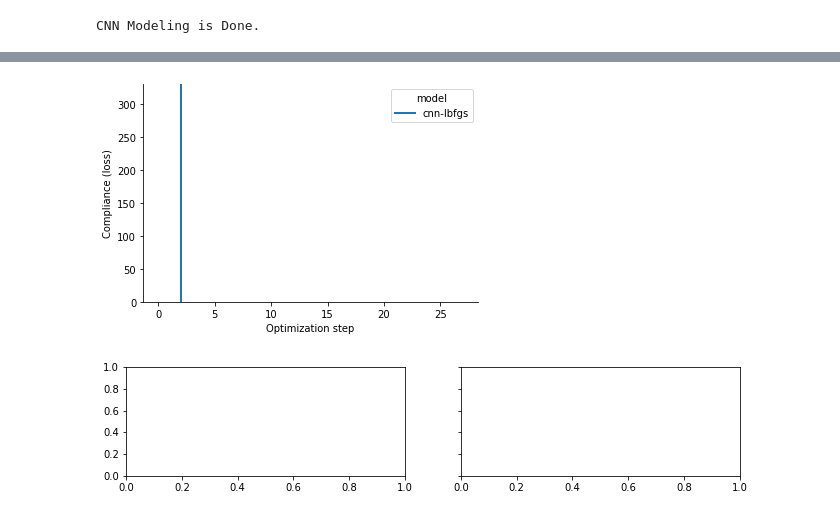
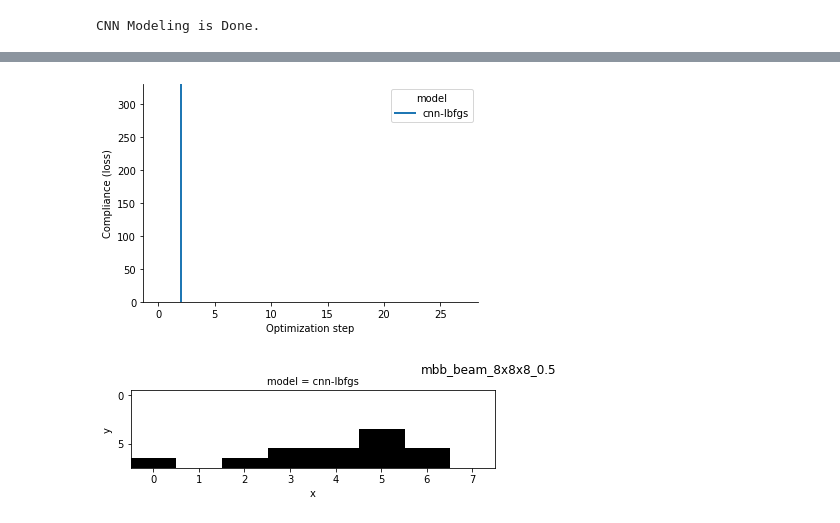
Before and after one commit to NIT-OtsukaLab/neural-structural-optimization, a Jupyter notebook: neural_structural_optimization/MainCodeTest_01.ipynb, the cells around one changed output, grey strips where cells are left out. Saved outputs shown, nothing was run; the diff lists cells and outputs as text; code cells hidden in the pictures.

```diff
--- a/neural_structural_optimization/MainCodeTest_01.ipynb
+++ b/neural_structural_optimization/MainCodeTest_01.ipynb
@@ -36,6 +36,10 @@ ds = train_all(problem, max_iterations)
 e_time = time.time() - start
 print ("e_time:{0}".format(e_time) + "[s]")
 
+#Analysis Information
+max_step = max(ds.design['step'])
+print(max_step)
+
 #Steps - Compliance
 ds.loss.transpose().to_pandas().cummin().loc[:200].plot(linewidth=2)
 plt.ylim(0, 330)
@@ -44,46 +48,81 @@ plt.xlabel('Optimization step')
 seaborn.despine()
 
 #Three-sided view
-model = ds.design['model']
-step = ds.design['step']
-x_axis = ds.design['x']
-y_axis = ds.design['y']
-z_axis = ds.design['z']
+design_xy0 = ds.design.sel(z=ds.design.z[0])
+design_xy1 = ds.design.sel(z=ds.design.z[1])
+design_xy2 = ds.design.sel(z=ds.design.z[2])
+design_xy3 = ds.design.sel(z=ds.design.z[3])
+design_xy4 = ds.design.sel(z=ds.design.z[4])
+design_xy5 = ds.design.sel(z=ds.design.z[5])
+design_xy6 = ds.design.sel(z=ds.design.z[6])
+design_xy7 = ds.design.sel(z=ds.design.z[7])
+#design_xy8 = ds.design.sel(z=ds.design.z[8])
+design_yz = ds.design.sel(x=ds.design.x[0])
+design_zx = ds.design.sel(y=ds.design.y[-1])
 
-design_xy = xarray.DataArray(dims=['model','step','x','y'],
-                            coords={'model':model,'step':step,'x':x_axis, 'y':y_axis},
-                            name='xy-plane')
-design_yz = xarray.DataArray(dims=['model','step','y','z'],
-                            coords={'model':model,'step':step,'y':y_axis, 'z':z_axis},
-                            name='yz-plane')
-design_zx = xarray.DataArray(dims=['model','step','x','z'],
-                            coords={'model':model,'step':step,'x':x_axis, 'z':z_axis},
-                            name='zx-plane')
-
-design_xy.ffill('step').sel(step=max(ds.design.step)).plot.imshow(
+design_xy0.ffill('step').sel(step=max(ds.design.step)).plot.imshow(
     col='model', x='x', y='y', size=2, aspect=2.5, col_wrap=2,
     yincrease=False, add_colorbar=False, cmap='Greys')
 plt.suptitle(problem.name, y=1.02)
 
+design_xy1.ffill('step').sel(step=max(ds.design.step)).plot.imshow(
+    col='model', x='x', y='y', size=2, aspect=2.5, col_wrap=2,
+    yincrease=False, add_colorbar=False, cmap='Greys')
+plt.suptitle(problem.name, y=1.02)
+
+design_xy2.ffill('step').sel(step=max(ds.design.step)).plot.imshow(
+    col='model', x='x', y='y', size=2, aspect=2.5, col_wrap=2,
+    yincrease=False, add_colorbar=False, cmap='Greys')
+plt.suptitle(problem.name, y=1.02)
+
+design_xy3.ffill('step').sel(step=max(ds.design.step)).plot.imshow(
+    col='model', x='x', y='y', size=2, aspect=2.5, col_wrap=2,
+    yincrease=False, add_colorbar=False, cmap='Greys')
+plt.suptitle(problem.name, y=1.02)
+
+design_xy4.ffill('step').sel(step=max(ds.design.step)).plot.imshow(
+    col='model', x='x', y='y', size=2, aspect=2.5, col_wrap=2,
+    yincrease=False, add_colorbar=False, cmap='Greys')
+plt.suptitle(problem.name, y=1.02)
+
+design_xy5.ffill('step').sel(step=max(ds.design.step)).plot.imshow(
+    col='model', x='x', y='y', size=2, aspect=2.5, col_wrap=2,
+    yincrease=False, add_colorbar=False, cmap='Greys')
+plt.suptitle(problem.name, y=1.02)
+
+design_xy6.ffill('step').sel(step=max(ds.design.step)).plot.imshow(
+    col='model', x='x', y='y', size=2, aspect=2.5, col_wrap=2,
+    yincrease=False, add_colorbar=False, cmap='Greys')
+plt.suptitle(problem.name, y=1.02)
+
+design_xy7.ffill('step').sel(step=max(ds.design.step)).plot.imshow(
+    col='model', x='x', y='y', size=2, aspect=2.5, col_wrap=2,
+    yincrease=False, add_colorbar=False, cmap='Greys')
+plt.suptitle(problem.name, y=1.02)
+"""
+design_xy8.ffill('step').sel(step=max(ds.design.step)).plot.imshow(
+    col='model', x='x', y='y', size=2, aspect=2.5, col_wrap=2,
+    yincrease=False, add_colorbar=False, cmap='Greys')
+plt.suptitle(problem.name, y=1.02)
+"""
 design_yz.ffill('step').sel(step=max(ds.design.step)).plot.imshow(
-    col='model', x='y', y='z', size=2, aspect=2.5, col_wrap=2,
+    col='model', x='y', y='z', size=2, aspect=1, col_wrap=2,
     yincrease=False, add_colorbar=False, cmap='Greys')
 plt.suptitle(problem.name, y=1.02)
 
 design_zx.ffill('step').sel(step=max(ds.design.step)).plot.imshow(
-    col='model', x='x', y='z', size=2, aspect=2.5, col_wrap=2,
+    col='model', x='x', y='z', size=2, aspect=1, col_wrap=2,
     yincrease=False, add_colorbar=False, cmap='Greys')
 plt.suptitle(problem.name, y=1.02)
 
-
 #Steps - Models
-design_xy.sel(step=[0, 1, 2, 5, 10, 20, 50, 100]).plot.imshow(
+design_xy.sel(step=[0, 1, 2, 5, 10, 20, 27]).plot.imshow(
     row='model', col='step', x='x', y='y', size=2, aspect=0.5,
     yincrease=False, add_colorbar=False, cmap='Greys')
-design_yz.sel(step=[0, 1, 2, 5, 10, 20, 50, 100]).plot.imshow(
+design_yz.sel(step=[0, 1, 2, 5, 10, 20, 27]).plot.imshow(
     row='model', col='step', x='y', y='z', size=2, aspect=0.5,
     yincrease=False, add_colorbar=False, cmap='Greys')
-design_zx.sel(step=[0, 1, 2, 5, 10, 20, 50, 100]).plot.imshow(
+design_zx.sel(step=[0, 1, 2, 5, 10, 20, 27]).plot.imshow(
     row='model', col='step', x='x', y='z', size=2, aspect=0.5,
     yincrease=False, add_colorbar=False, cmap='Greys')
 plt.subplots_adjust(wspace=0.1, hspace=0.05)
@@ -98,2 +141,2 @@ ValueError: A 3-dimensional array was passed to imshow(), but there is no dimens
 [figure]
-[figure, old version]
+[figure, new version]
```
Also changed, not shown: parts of 1 cell of this notebook, 11 other files.
